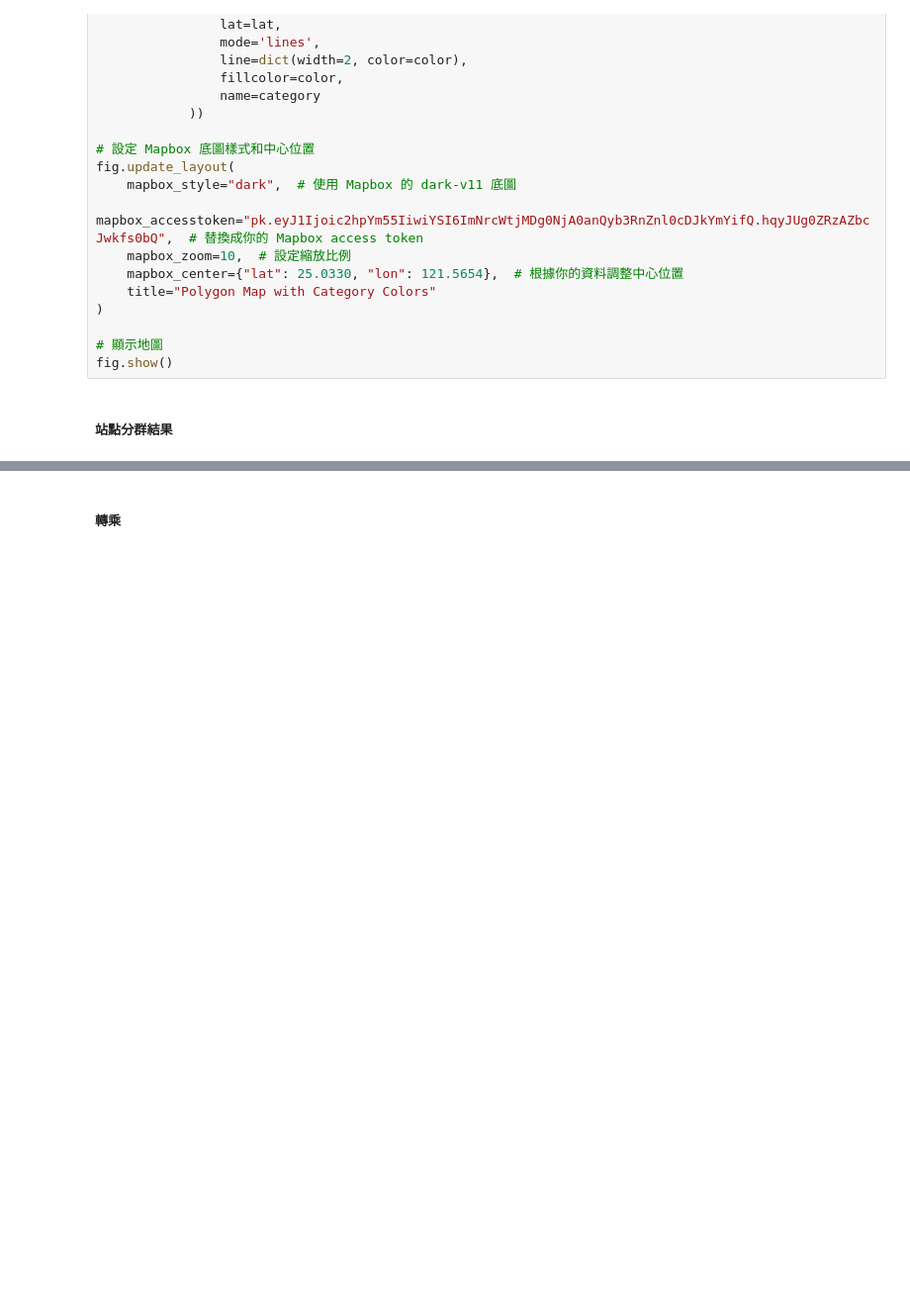
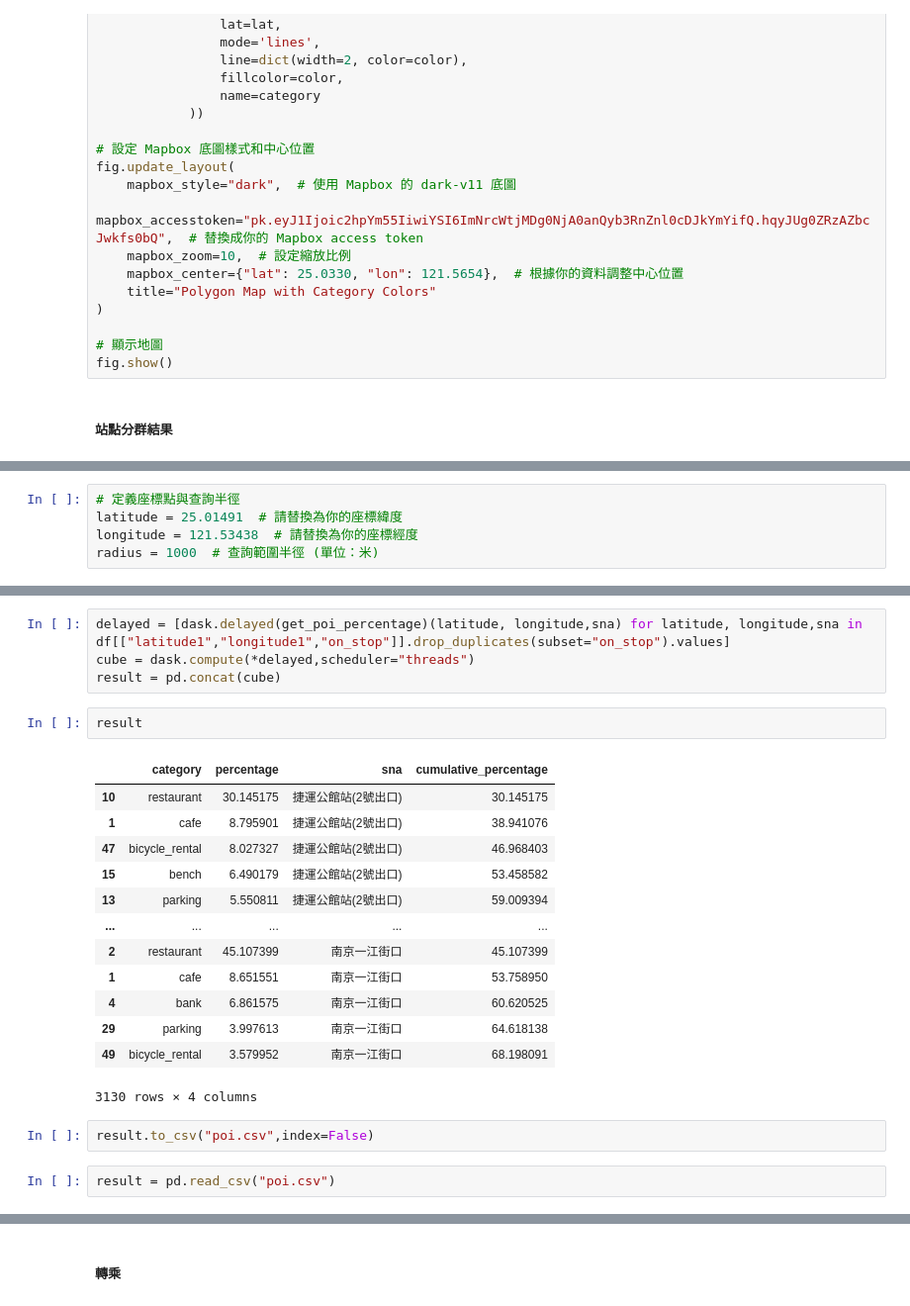
Before and after one commit to chiwei82/sandbox, a Jupyter notebook: project/DA/insight.ipynb, the cells around one changed output, grey strips where cells are left out. Shown at 99% size. Cells and saved outputs as stored; diff of their text form; blank space fills up the shorter version.

```diff
--- a/project/DA/insight.ipynb
+++ b/project/DA/insight.ipynb
@@ -513,0 +388,5 @@ m  # 若在 Jupyter Notebook 或 IPython 中執行，這樣可以直接顯示地
+# %%
+# 定義座標點與查詢半徑
+latitude = 25.01491  # 請替換為你的座標緯度
+longitude = 121.53438  # 請替換為你的座標經度
+radius = 1000  # 查詢範圍半徑 (單位：米)
@@ -513,0 +484,24 @@ m  # 若在 Jupyter Notebook 或 IPython 中執行，這樣可以直接顯示地
+# %%
+delayed = [dask.delayed(get_poi_percentage)(latitude, longitude,sna) for latitude, longitude,sna in df[["latitude1","longitude1","on_stop"]].drop_duplicates(subset="on_stop").values]
+cube = dask.compute(*delayed,scheduler="threads")
+result = pd.concat(cube)
+# %%
+result
+# %% [output]
+|  | category | percentage | sna | cumulative_percentage |
+| 10 | restaurant | 30.145175 | 捷運公館站(2號出口) | 30.145175 |
+| 1 | cafe | 8.795901 | 捷運公館站(2號出口) | 38.941076 |
+| 47 | bicycle_rental | 8.027327 | 捷運公館站(2號出口) | 46.968403 |
+| 15 | bench | 6.490179 | 捷運公館站(2號出口) | 53.458582 |
+| 13 | parking | 5.550811 | 捷運公館站(2號出口) | 59.009394 |
+| ... | ... | ... | ... | ... |
+| 2 | restaurant | 45.107399 | 南京一江街口 | 45.107399 |
+| 1 | cafe | 8.651551 | 南京一江街口 | 53.758950 |
+| 4 | bank | 6.861575 | 南京一江街口 | 60.620525 |
+| 29 | parking | 3.997613 | 南京一江街口 | 64.618138 |
+| 49 | bicycle_rental | 3.579952 | 南京一江街口 | 68.198091 |
+3130 rows × 4 columns
+# %%
+result.to_csv("poi.csv",index=False)
+# %%
+result = pd.read_csv("poi.csv")
```
Also changed, not shown: parts of 46 cells of this notebook, 19 other files.
